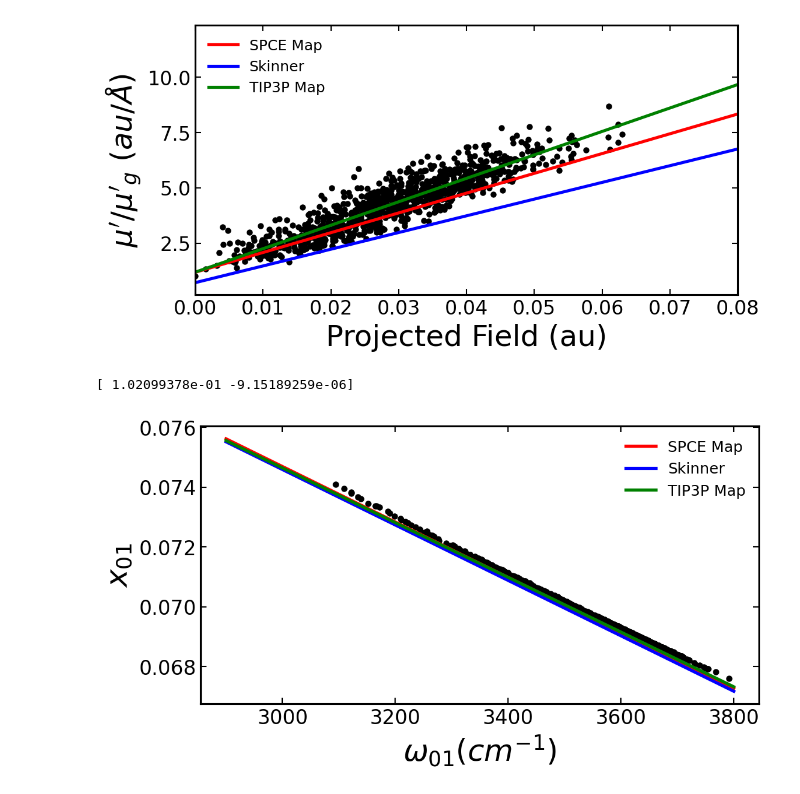
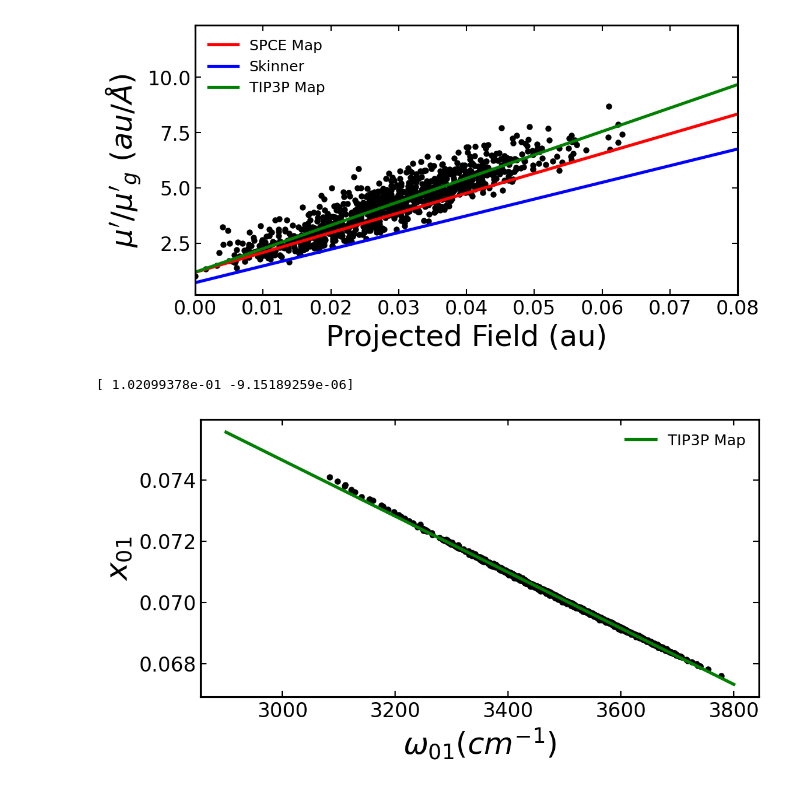
Before and after one commit to piskuliche/EmpiricalMapping, a Jupyter notebook: examples/empirical_map_plotting.ipynb, the cells around one changed output. Drawn from its saved outputs; the diff is of its cells as text; code cells hidden in the pictures.

```diff
--- a/examples/empirical_map_plotting.ipynb
+++ b/examples/empirical_map_plotting.ipynb
@@ -316,7 +368,7 @@ for key in tip_map.map_fit_parameters.keys():
 experimental_w01 = 3707 ## Experimental value for w01 in cm^-1
 
 print(tip_map.w01[-1], tip_map.w01[0]/experimental_w01) # Scaling factor
-scale_factor = tip_map.w01[0]/experimental_w01
+scale_factor = tip_map.w01[-1]/experimental_w01
 # %% [output]
 w01 = 3680.4751695028 + -2360.1589899026*Eproj + -105881.5644217726*Eproj^2
 w12 = 3526.9116608734 + -2832.8930326671*Eproj + -127281.3583846527*Eproj^2
@@ -404,22 +458,22 @@ plt.show()
 # %%
 popt, pcov, r2 = tip_map.map_fit_parameters['x01']
 poly = mu_fit_selector(1)
 
 evals = np.linspace(2900, 3800, 1000)
 yvalues = poly(evals, *popt)
 skinner = poly(evals, 0.1024, -0.927E-5)
 spce = poly(evals, 0.1025, -0.927E-5)
 print(popt)
 
 fig = plt.figure(figsize=(8,4),dpi=150)
-plt.scatter(tip_map.w01, np.array(tip_map.x01)*constants.angperau, c='black')
-plt.plot(evals, spce, c='red', label='SPCE Map')
-plt.plot(evals, skinner, c='blue', label='Skinner')
+plt.scatter(tip_map.w01*scale_factor, np.array(tip_map.x01)*constants.angperau, c='black')
+#plt.plot(evals, spce, c='red', label='SPCE Map')
+#plt.plot(evals, skinner, c='blue', label='Skinner')
 plt.plot(evals, yvalues, c='green', label='TIP3P Map')
 plt.legend(frameon=False)
 plt.xlabel("$\omega_{01} (cm^{-1})$")
 plt.ylabel("$x_{01}$")
 plt.show()
 # %% [output]
 [ 1.02099378e-01 -9.15189259e-06]
-[figure, old version]
+[figure, new version]
```
Also changed, not shown: parts of 13 cells of this notebook, 4 other files.
